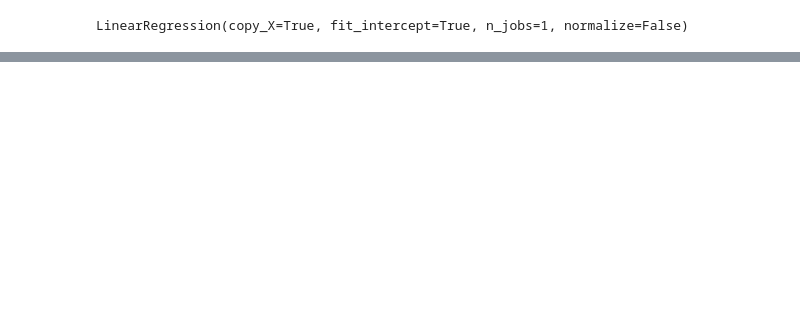
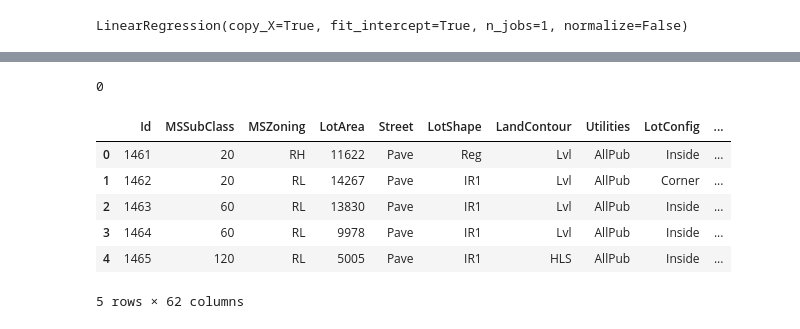
Before and after one commit to kaushal-py/data-mining, a Jupyter notebook: Exp 3/House Prices.ipynb, the cells around one changed output, grey strips where cells are left out. Drawn from its saved outputs; the diff is of its cells as text; code cells hidden in the pictures; blank space fills up the shorter version.

```diff
--- a/Exp 3/House Prices.ipynb
+++ b/Exp 3/House Prices.ipynb
@@ -278,0 +270,50 @@ Variance Score:  0.8218740415250575
+# %%
+#dealing with missing data
+df_test = df_test.drop((missing_data[missing_data['Total'] > 4]).index,1)
+
+# df_test = df_test.drop(df_test.loc[df_test['MSZoning'].isnull()].index)
+# df_test = df_test.drop(df_test.loc[df_test['BsmtHalfBath'].isnull()].index)
+# df_test = df_test.drop(df_test.loc[df_test['Utilities'].isnull()].index)
+# df_test = df_test.drop(df_test.loc[df_test['Functional'].isnull()].index)
+# df_test = df_test.drop(df_test.loc[df_test['BsmtFullBath'].isnull()].index)
+# df_test = df_test.drop(df_test.loc[df_test['BsmtFinSF2'].isnull()].index)
+# df_test = df_test.drop(df_test.loc[df_test['BsmtFinSF1'].isnull()].index)
+# df_test = df_test.drop(df_test.loc[df_test['Exterior2nd'].isnull()].index)
+# df_test = df_test.drop(df_test.loc[df_test['BsmtUnfSF'].isnull()].index)
+# df_test = df_test.drop(df_test.loc[df_test['TotalBsmtSF'].isnull()].index)
+# df_test = df_test.drop(df_test.loc[df_test['SaleType'].isnull()].index)
+# df_test = df_test.drop(df_test.loc[df_test['Exterior1st'].isnull()].index)
+# df_test = df_test.drop(df_test.loc[df_test['KitchenQual'].isnull()].index)
+# df_test = df_test.drop(df_test.loc[df_test['GarageArea'].isnull()].index)
+# df_test = df_test.drop(df_test.loc[df_test['GarageCars'].isnull()].index)
+
+df_test.MSZoning.fillna('0',inplace = True)
+df_test.BsmtHalfBath.fillna('0',inplace = True)
+df_test.Utilities.fillna('0',inplace = True)
+df_test.Functional.fillna('0',inplace = True)
+df_test.BsmtFullBath.fillna('0',inplace = True)
+df_test.BsmtFinSF2.fillna('0',inplace = True)
+df_test.BsmtFinSF1.fillna('0',inplace = True)
+df_test.Exterior2nd.fillna('0',inplace = True)
+df_test.BsmtUnfSF.fillna('0',inplace = True)
+df_test.TotalBsmtSF.fillna('0',inplace = True)
+df_test.SaleType.fillna('0',inplace = True)
+df_test.Exterior1st.fillna('0',inplace = True)
+df_test.KitchenQual.fillna('0',inplace = True)
+df_test.GarageArea.fillna('0',inplace = True)
+df_test.GarageCars.fillna('0',inplace = True)
+
+
+df_test.isnull().sum().max() #just checking thaBsmtHalfBatht there's no missing data missing...
+# %% [output]
+0
+# %%
+df_test.head()
+# %% [output]
+|  | Id | MSSubClass | MSZoning | LotArea | Street | LotShape | LandContour | Utilities | LotConfig | ... |
+| 0 | 1461 | 20 | RH | 11622 | Pave | Reg | Lvl | AllPub | Inside | ... |
+| 1 | 1462 | 20 | RL | 14267 | Pave | IR1 | Lvl | AllPub | Corner | ... |
+| 2 | 1463 | 60 | RL | 13830 | Pave | IR1 | Lvl | AllPub | Inside | ... |
+| 3 | 1464 | 60 | RL | 9978 | Pave | IR1 | Lvl | AllPub | Inside | ... |
+| 4 | 1465 | 120 | RL | 5005 | Pave | IR1 | HLS | AllPub | Inside | ... |
+5 rows × 62 columns
```
Also changed, not shown: parts of 38 cells of this notebook, 4 other files.
